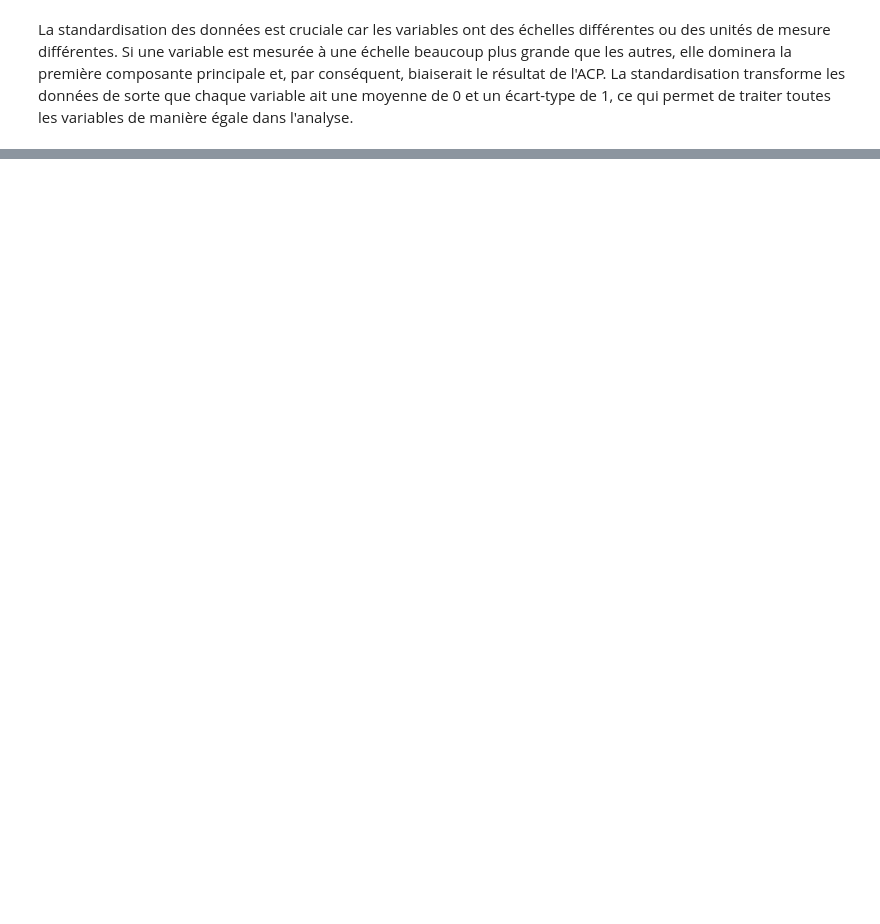
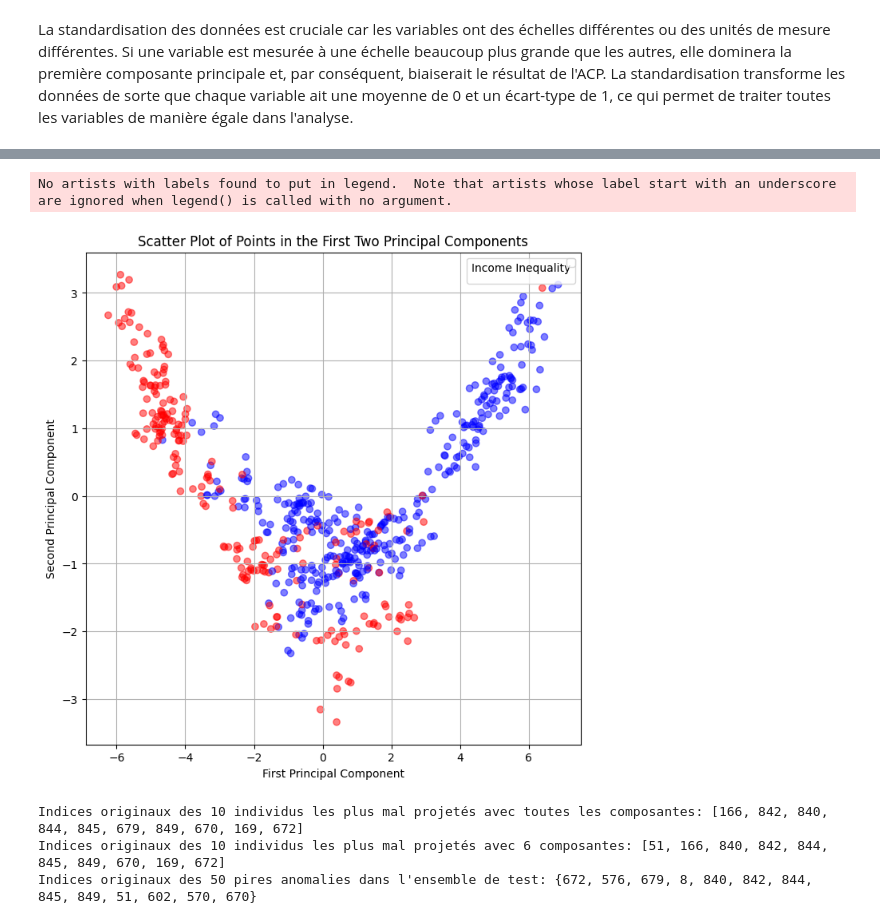
Before and after one commit to malayaan/Income_inequality, a Jupyter notebook: first.ipynb, the cells around one changed output, grey strips where cells are left out. Drawn from its saved outputs; the diff is of its cells as text; code cells hidden in the pictures; blank space fills up the shorter version.

```diff
--- a/first.ipynb
+++ b/first.ipynb
@@ -502,0 +418,64 @@ IndexError: index 1 is out of bounds for axis 1 with size 1
+# %%
+# Initialize PCA and fit to the scaled training data
+pca = PCA()
+pca.fit(X_train_scaled)
+
+# Determine the number of components for 70% explained variance
+explained_variance = pca.explained_variance_ratio()
+cumulative_explained_variance = np.cumsum(explained_variance)
+k_70 = np.argmax(cumulative_explained_variance >= 0.7) + 1
+
+# Select the first k_70 components
+components_k_70 = pca.transform(X_train_scaled)[:, :k_70]
+
+# Assuming y_train is a pandas Series with the same index as X_train_scaled
+# Map the binary classes to colors
+class_colors = y_train.map({1: 'red', 0: 'blue'})
+
+# Visualize the scatter plot of the first two principal components
+plt.figure(figsize=(8, 8))
+scatter = plt.scatter(components_k_70[:, 0], components_k_70[:, 1], c=class_colors, alpha=0.5)
+plt.title('Scatter Plot of Points in the First Two Principal Components')
+plt.xlabel('First Principal Component')
+plt.ylabel('Second Principal Component')
+plt.grid(True)
+
+# Create a legend
+legend1 = plt.legend(*scatter.legend_elements(), title="Income Inequality")
+plt.gca().add_artist(legend1)
+plt.legend(handles=scatter.legend_elements()[0], labels=['High Inequality (1)', 'Low Inequality (0)'])
+plt.show()
+# %% [output]
+No artists with labels found to put in legend.  Note that artists whose label start with an underscore are ignored when legend() is called with no argument.
+[figure, added]
+# %%
+test_indices = X_test.index
+
+# Transformer les données de test avec PCA pour obtenir toutes les composantes principales.
+X_test_projected_all = pca.transform(X_test_scaled)
+
+# Calculer les distances au carré par rapport à l'origine pour chaque point projeté avec toutes les composantes.
+squared_distances_all = np.sum(X_test_projected_all**2, axis=1)
+
+# Trouver les indices des 10 individus les plus mal projetés avec toutes les composantes.
+indices_worst_projected_all_positions = np.argsort(squared_distances_all)[-10:]
+# Mapper les positions relatives aux indices originaux dans le jeu de données de test.
+indices_worst_projected_all = test_indices[indices_worst_projected_all_positions].tolist()
+
+# Répéter pour les 6 composantes principales.
+X_test_projected_6 = pca.transform(X_test_scaled)[:, :6]
+squared_distances_6 = np.sum(X_test_projected_6**2, axis=1)
+indices_worst_projected_6_positions = np.argsort(squared_distances_6)[-10:]
+indices_worst_projected_6 = test_indices[indices_worst_projected_6_positions].tolist()
+
+# Trouver les indices originaux des 50 pires anomalies dans l'ensemble de test.
+top_50_anomalies_test_indices = set(top_50_anomalies_indices).intersection(set(test_indices))
+
+# Afficher les résultats.
+print("Indices originaux des 10 individus les plus mal projetés avec toutes les composantes:", indices_worst_projected_all)
+print("Indices originaux des 10 individus les plus mal projetés avec 6 composantes:", indices_worst_projected_6)
+print("Indices originaux des 50 pires anomalies dans l'ensemble de test:", top_50_anomalies_test_indices)
+# %% [output]
+Indices originaux des 10 individus les plus mal projetés avec toutes les composantes: [166, 842, 840, 844, 845, 679, 849, 670, 169, 672]
+Indices originaux des 10 individus les plus mal projetés avec 6 composantes: [51, 166, 840, 842, 844, 845, 849, 670, 169, 672]
+Indices originaux des 50 pires anomalies dans l'ensemble de test: {672, 576, 679, 8, 840, 842, 844, 845, 849, 51, 602, 570, 670}
```
Also changed, not shown: parts of 7 cells of this notebook, 1 other file.
